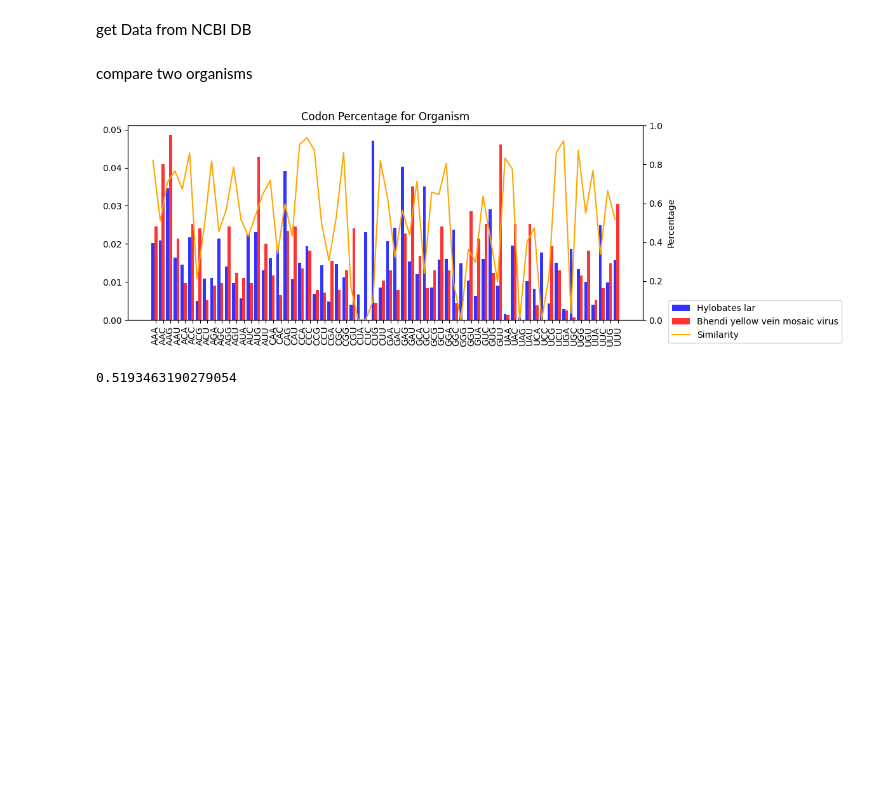
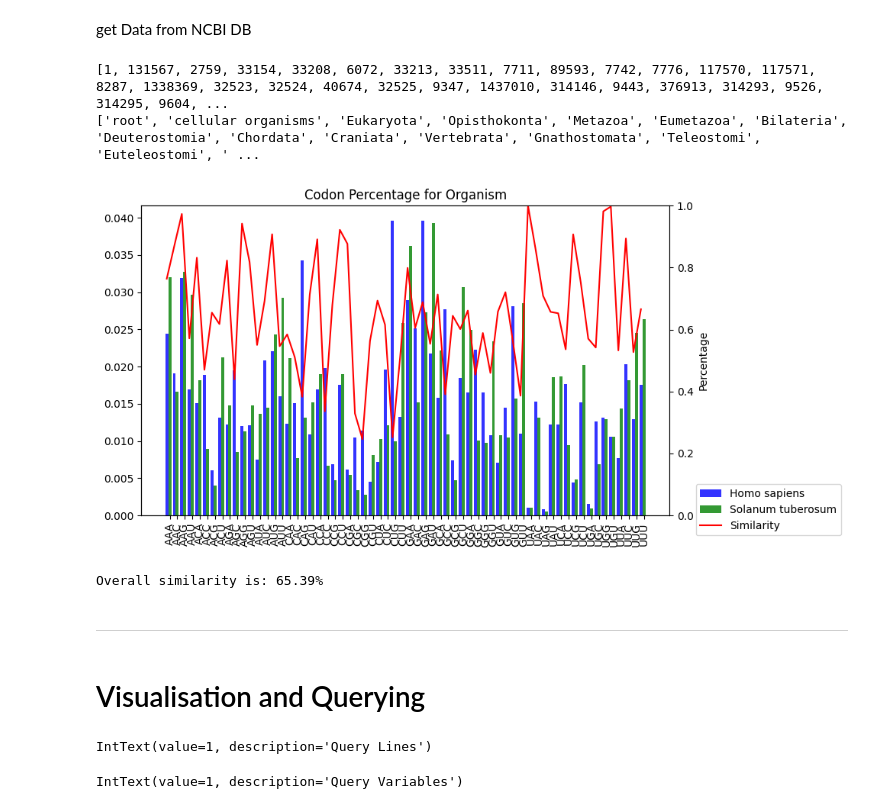
Before and after one commit to oliverweissl/KD_Project, a Jupyter notebook: main.ipynb, the cells around one changed output. Drawn from its saved outputs; the diff is of its cells as text; code cells hidden in the pictures; blank space fills up the shorter version.

Commit message:
visualisation upd + query form

```diff
--- a/main.ipynb
+++ b/main.ipynb
@@ -57,4 +70,10 @@ Visialize Codon for Species
 # %%
+def get_index(species_id):
+    index = species.loc[species["SpeciesID"] == species_id].index
+    index = index[0] if len(index) > 1 else index
+    return index
+
+
 def get_codon_distr(X): #Get distribution of Codons
     X = np.array(X).astype(np.float)
     first_ACGU = [sum(X[:16]), sum(X[16:32]),sum(X[32:48]), sum(X[48:64])]
@@ -69,7 +88,9 @@ def get_codon_distr(X): #Get distribution of Codons
     return first_ACGU, second_ACGU, X
 
 
-def get_codon_graph(index): #Plot codon distribution
+def get_codon_graph(species_id): #Plot codon distribution
+    index = get_index(species_id)
+
     organism, organism_name = codons.loc[index], species.loc[index][4]
     vals = get_codon_distr(organism)
 
@@ -88,7 +109,7 @@ def get_codon_graph(index): #Plot codon distribution
 
     #legend and title
     ax.set(aspect="equal", title='Codon Usage\n'+organism_name+'')
-    ax.legend(['Adenine', "Cytosine", "Guanine", "Uracil"])
+    ax.legend(['Adenine', "Cytosine", "Guanine", "Uracil"],bbox_to_anchor=(1, 0.4), loc='upper left', borderaxespad=0)
 
     plt.setp(inner, edgecolor='white')
     plt.setp(middle, edgecolor='white')
@@ -97,5 +118,7 @@ def get_codon_graph(index): #Plot codon distribution
     plt.figure(figsize=(10,10))
     plt.show()
 
-
-#get_codon_graph(13008)
+#example for human:
+get_codon_graph(9606)
+#example for a potato
+get_codon_graph(4113)
@@ -102,7 +128,8 @@ def get_codon_graph(index): #Plot codon distribution
 # %% [markdown]
 get Data from NCBI DB
 # %%
-def get_lineage(index):
+def get_lineage(species_id):
+    index = get_index(species_id)
     organism, organism_name = species.loc[index][2], species.loc[index][4]
 
     lineage = ncbi.get_lineage(organism)
@@ -111,13 +138,17 @@ def get_lineage(index):
     names = ncbi.get_taxid_translator(lineage)
     print([names[taxid] for taxid in lineage])
 
-
-
-#get_lineage(13008)
+#example for human:
+#gets lineage indices and names
+get_lineage(9606)
+# %% [output]
+[1, 131567, 2759, 33154, 33208, 6072, 33213, 33511, 7711, 89593, 7742, 7776, 117570, 117571, 8287, 1338369, 32523, 32524, 40674, 32525, 9347, 1437010, 314146, 9443, 376913, 314293, 9526, 314295, 9604, ...
+['root', 'cellular organisms', 'Eukaryota', 'Opisthokonta', 'Metazoa', 'Eumetazoa', 'Bilateria', 'Deuterostomia', 'Chordata', 'Craniata', 'Vertebrata', 'Gnathostomata', 'Teleostomi', 'Euteleostomi', ' ...
-# %% [markdown]
-compare two organisms
 # %%
-def compare(o1, o2):
+#compare two organisms
+def compare(species1, species2):
+    o1, o2 = get_index(species1), get_index(species2)
+
     org1, org2 = np.array(codons.loc[o1]).astype(np.float), np.array(codons.loc[o2]).astype(np.float)
     o1_name, o2_name = species.loc[o1][4],species.loc[o2][4]
 
@@ -126,41 +157,48 @@ def compare(o1, o2):
         similarity.append((org1[i]/org2[i]) if org2[i] > org1[i] else (org2[i]/org1[i]))
     overall_sim = sum(similarity)/len(similarity)
 
-
-    n_groups = 64
+    #generate graph
+    n_groups = 64 #number of codons
     index = np.arange(n_groups)
     bar_width = 0.4
     opacity = 0.8
 
-
     fig, ax = plt.subplots(dpi=dpi)
-    plt.rcParams["figure.autolayout"] = True
-    plt.rcParams["figure.figsize"] = (12,4)
-
+    plt.rcParams["figure.figsize"] = [10,5]
 
     ax1 = fig.add_axes(ax.get_position(), sharex=ax, sharey=ax)
     ax1.set_facecolor('none')
     ax1.set_axis_off()
     ax2 = ax.twinx()
     ax2.set_ylim([0, 1])
     ax.tick_params(axis='x', rotation=90)
 
 
-    sim, = ax2.plot(similarity, color='orange')
+    sim, = ax2.plot(similarity, color='r')
     rects1 = ax1.bar(index, org1, bar_width, alpha=opacity,color='b')
-    rects2 = ax1.bar(index+bar_width, org2, bar_width, alpha=opacity,color='r')
+    rects2 = ax1.bar(index+bar_width, org2, bar_width, alpha=opacity,color='g')
 
 
     plt.xlabel('Codon')
     plt.ylabel('Percentage')
     plt.title('Codon Percentage for Organism')
     plt.xticks(index + bar_width, codons.columns)
     ax.legend([rects1, rects2, sim], [o1_name, o2_name, 'Similarity'],bbox_to_anchor=(1.05, 0.1), loc='upper left', borderaxespad=0)
 
+
+
+
     plt.show()
     return overall_sim
 
-compare(13008, 360)
+
+#example to see difference between a human and a potato
+sim = compare(9606, 4113)
+print(f"Overall similarity is: {sim:.2%}")
 # %% [output]
-[figure, old version]
+[figure, new version]
-0.5193463190279054
+Overall similarity is: 65.39%
+# %% [markdown]
+-------------------------------------
+# %% [markdown]
+# Visualisation and Querying
@@ -166,0 +220,8 @@ compare(13008, 360)
+# %%
+# how many query lines you need
+amount_lines = widgets.IntText(value = 1, description = "Query Lines", disabeled = False)
+amount_variables = widgets.IntText(value = 1, description = "Query Variables", disabeled = False)
+display(amount_lines, amount_variables)
+# %% [output]
+IntText(value=1, description='Query Lines')
+IntText(value=1, description='Query Variables')
```
Also changed, not shown: parts of 8 cells of this notebook.
